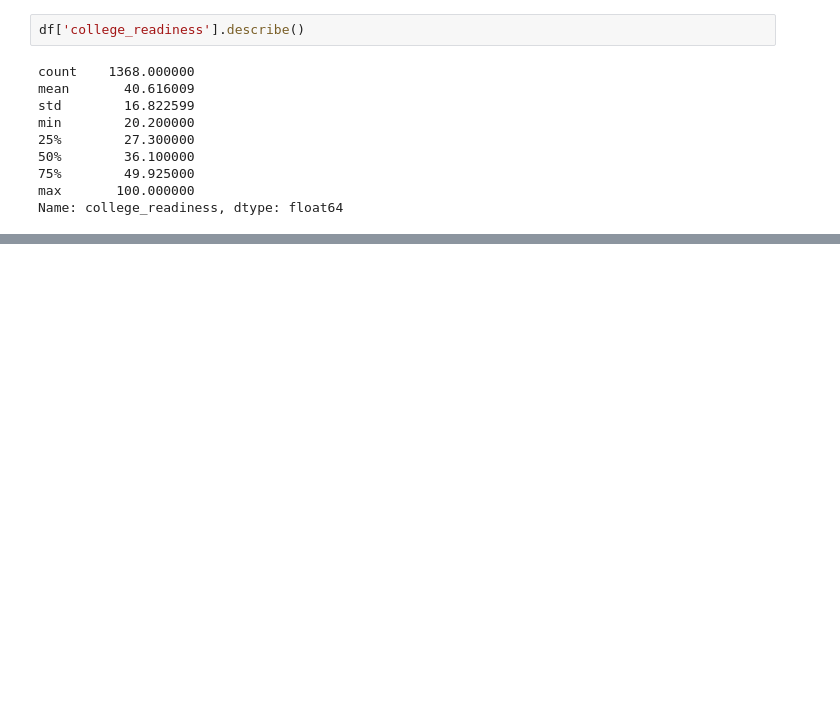
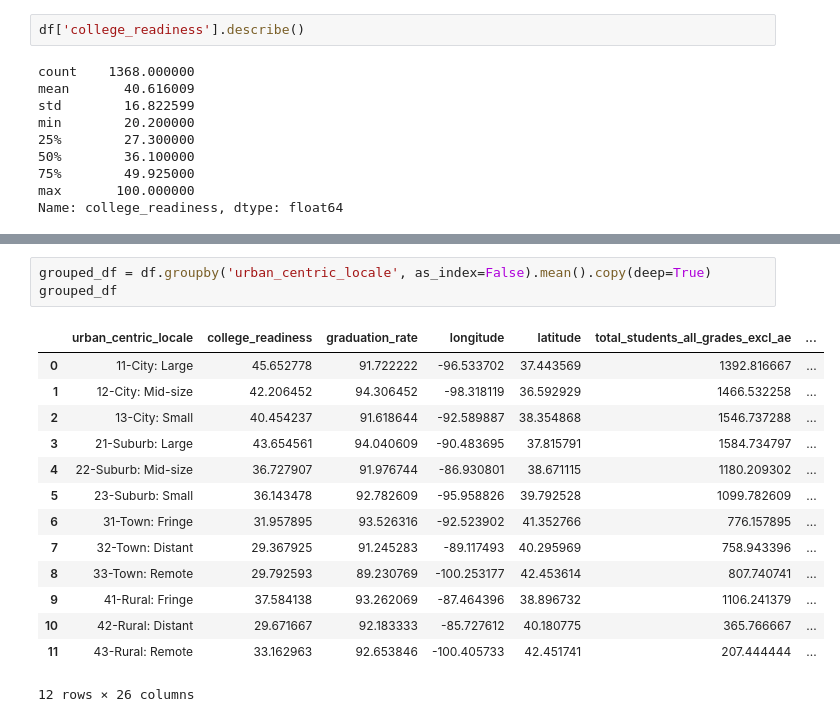
Before and after one commit to rosiehoyem/metis-projects, a Jupyter notebook: 03 Education/notebooks/4. Visualizations.ipynb, the cells around one changed output, grey strips where cells are left out. Drawn from its saved outputs; the diff is of its cells as text; blank space fills up the shorter version.

```diff
--- a/03 Education/notebooks/4. Visualizations.ipynb
+++ b/03 Education/notebooks/4. Visualizations.ipynb
@@ -121,0 +159,18 @@ ax = sns.barplot(x="urban_centric_locale", y="college_readiness", data=df)
+# %%
+grouped_df = df.groupby('urban_centric_locale', as_index=False).mean().copy(deep=True)
+grouped_df
+# %% [output]
+|  | urban_centric_locale | college_readiness | graduation_rate | longitude | latitude | total_students_all_grades_excl_ae | ... |
+| 0 | 11-City: Large | 45.652778 | 91.722222 | -96.533702 | 37.443569 | 1392.816667 | ... |
+| 1 | 12-City: Mid-size | 42.206452 | 94.306452 | -98.318119 | 36.592929 | 1466.532258 | ... |
+| 2 | 13-City: Small | 40.454237 | 91.618644 | -92.589887 | 38.354868 | 1546.737288 | ... |
+| 3 | 21-Suburb: Large | 43.654561 | 94.040609 | -90.483695 | 37.815791 | 1584.734797 | ... |
+| 4 | 22-Suburb: Mid-size | 36.727907 | 91.976744 | -86.930801 | 38.671115 | 1180.209302 | ... |
+| 5 | 23-Suburb: Small | 36.143478 | 92.782609 | -95.958826 | 39.792528 | 1099.782609 | ... |
+| 6 | 31-Town: Fringe | 31.957895 | 93.526316 | -92.523902 | 41.352766 | 776.157895 | ... |
+| 7 | 32-Town: Distant | 29.367925 | 91.245283 | -89.117493 | 40.295969 | 758.943396 | ... |
+| 8 | 33-Town: Remote | 29.792593 | 89.230769 | -100.253177 | 42.453614 | 807.740741 | ... |
+| 9 | 41-Rural: Fringe | 37.584138 | 93.262069 | -87.464396 | 38.896732 | 1106.241379 | ... |
+| 10 | 42-Rural: Distant | 29.671667 | 92.183333 | -85.727612 | 40.180775 | 365.766667 | ... |
+| 11 | 43-Rural: Remote | 33.162963 | 92.653846 | -100.405733 | 42.451741 | 207.444444 | ... |
+12 rows × 26 columns
```
Also changed, not shown: parts of 6 cells of this notebook, 45 other files.
